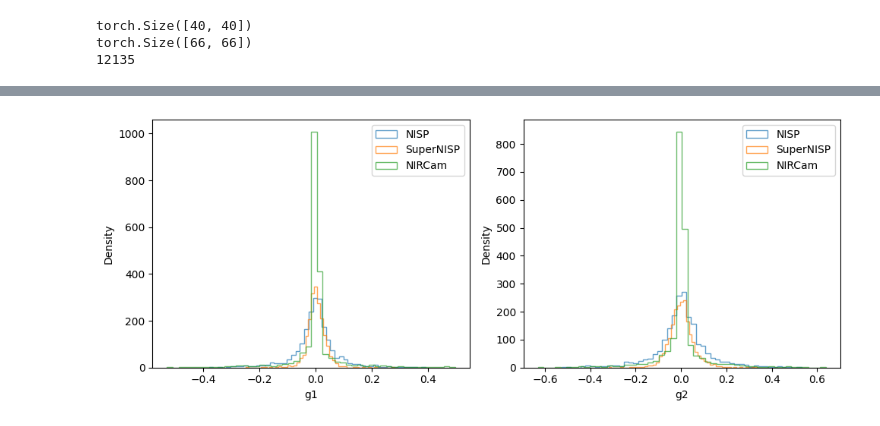
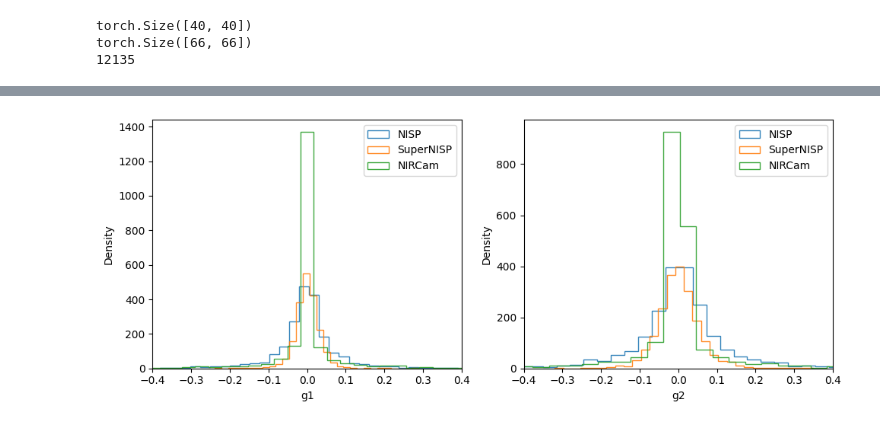
Before and after one commit to xoubish/superNISP, a Jupyter notebook: code/test_model.ipynb, the cells around one changed output, grey strips where cells are left out. Drawn from its saved outputs; the diff is of its cells as text; code cells hidden in the pictures.

```diff
--- a/code/test_model.ipynb
+++ b/code/test_model.ipynb
@@ -182,27 +193,29 @@ plt.show()
 # %%
 
 fig, axs = plt.subplots(1, 2, figsize=(10, 4))
 
 # Histogram for g1
-axs[0].hist(g1_lr, bins=50, alpha=0.7, label='NISP',histtype='step')
-axs[0].hist(g1_sr, bins=50, alpha=0.7, label='SuperNISP',histtype='step')
-axs[0].hist(g1_hr, bins=50, alpha=0.7, label='NIRCam',histtype='step')
+axs[0].hist(g1_lr, bins=30, alpha=0.9, label='NISP',histtype='step')
+axs[0].hist(g1_sr, bins=30, alpha=0.9, label='SuperNISP',histtype='step')
+axs[0].hist(g1_hr, bins=30, alpha=0.9, label='NIRCam',histtype='step')
 axs[0].set_xlabel("g1")
 axs[0].set_ylabel("Density")
 axs[0].legend()
 
 # Histogram for g2
-axs[1].hist(g2_lr, bins=50, alpha=0.7, label='NISP',histtype='step')
-axs[1].hist(g2_sr, bins=50, alpha=0.7, label='SuperNISP',histtype='step')
-axs[1].hist(g2_hr, bins=50, alpha=0.7, label='NIRCam',histtype='step')
+axs[1].hist(g2_lr, bins=30, alpha=0.9, label='NISP',histtype='step')
+axs[1].hist(g2_sr, bins=30, alpha=0.9, label='SuperNISP',histtype='step')
+axs[1].hist(g2_hr, bins=30, alpha=0.9, label='NIRCam',histtype='step')
 axs[1].set_xlabel("g2")
 axs[1].set_ylabel("Density")
 axs[1].legend()
+axs[1].set_xlim([-0.4,0.4])
+axs[0].set_xlim([-0.4,0.4])
 
 plt.tight_layout()
 plt.show()
 # %% [output]
-[figure, old version]
+[figure, new version]
 # %%
 fig, axs = plt.subplots(1, 2, figsize=(10, 4))
 
```
Also changed, not shown: parts of 5 cells of this notebook, 4 other files.
